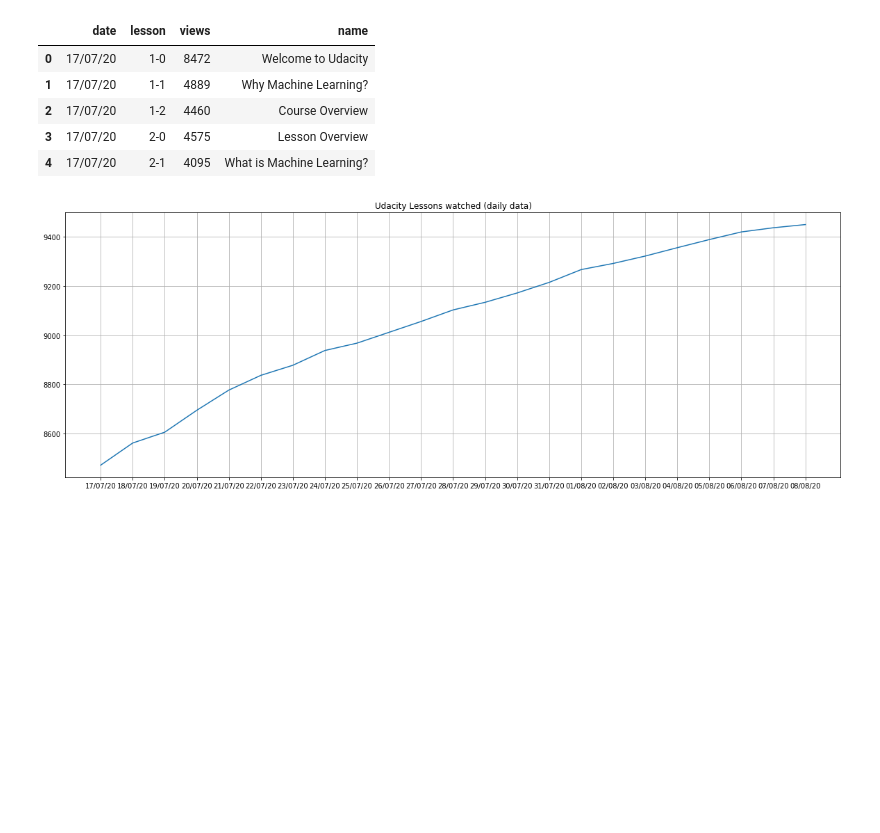
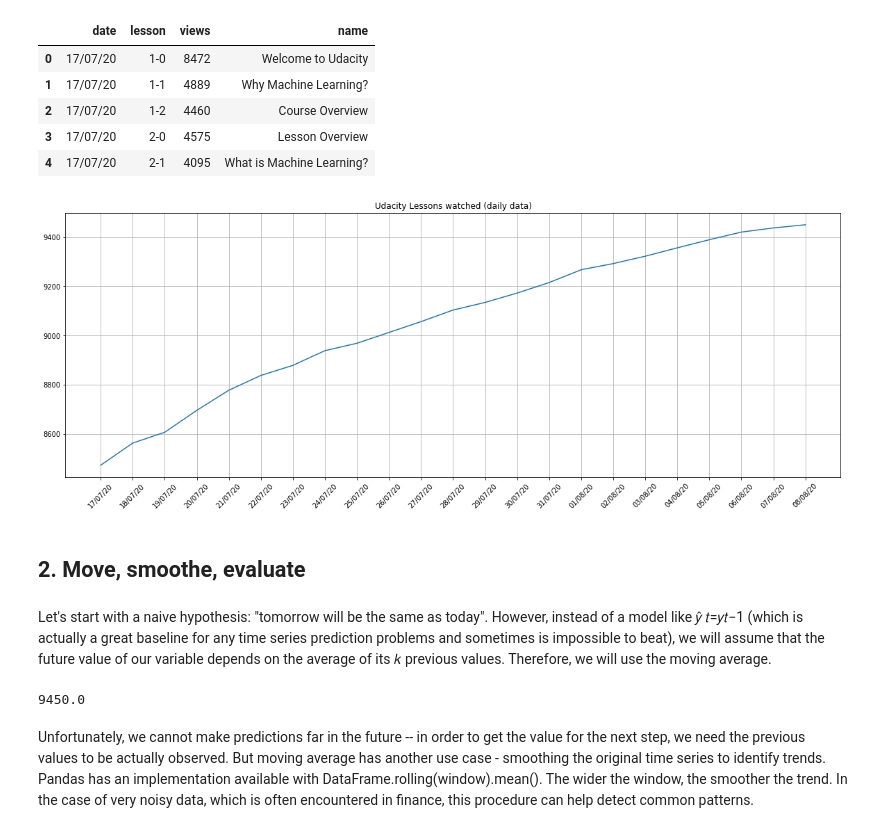
Before and after one commit to KMKnation/Microsoft-Machine-Learning-Scholarship, a Jupyter notebook: youtube_statistics/Forecasting Udacity Views.ipynb, the cells around one changed output. Cells and saved outputs as stored; diff of their text form; code cells hidden in the pictures; blank space fills up the shorter version.

Commit message:
feat: starting time series forevasting on udacity views

```diff
--- a/youtube_statistics/Forecasting Udacity Views.ipynb
+++ b/youtube_statistics/Forecasting Udacity Views.ipynb
@@ -28,8 +29,9 @@ lessonDf = lessonDf.set_index('date')
 # %%
 plt.figure(figsize=(20, 7))
 plt.plot(lessonDf.views)
+plt.xticks(rotation=45)
 plt.title('Udacity Lessons watched (daily data)')
 plt.grid(True)
 plt.show()
 # %% [output]
-[figure, old version]
+[figure, new version]
@@ -35,0 +45,16 @@ plt.show()
+# %% [markdown]
+## 2. Move, smoothe, evaluate
+# %% [markdown]
+Let's start with a naive hypothesis: "tomorrow will be the same as today". However, instead of a model like  𝑦̂ 𝑡=𝑦𝑡−1  (which is actually a great baseline for any time series prediction problems and sometimes is impossible to beat), we will assume that the future value of our variable depends on the average of its  𝑘  previous values. Therefore, we will use the moving average.
+# %%
+def moving_average(series, n):
+    """
+        Calculate average of last n observations
+    """
+    return np.average(series[-n:])
+
+moving_average(lessonDf['views'], 1) # prediction for the last observed day (past 24 hours)
+# %% [output]
+9450.0
+# %% [markdown]
+Unfortunately, we cannot make predictions far in the future -- in order to get the value for the next step, we need the previous values to be actually observed. But moving average has another use case - smoothing the original time series to identify trends. Pandas has an implementation available with DataFrame.rolling(window).mean(). The wider the window, the smoother the trend. In the case of very noisy data, which is often encountered in finance, this procedure can help detect common patterns.
```
Also changed, not shown: parts of 4 cells of this notebook.
